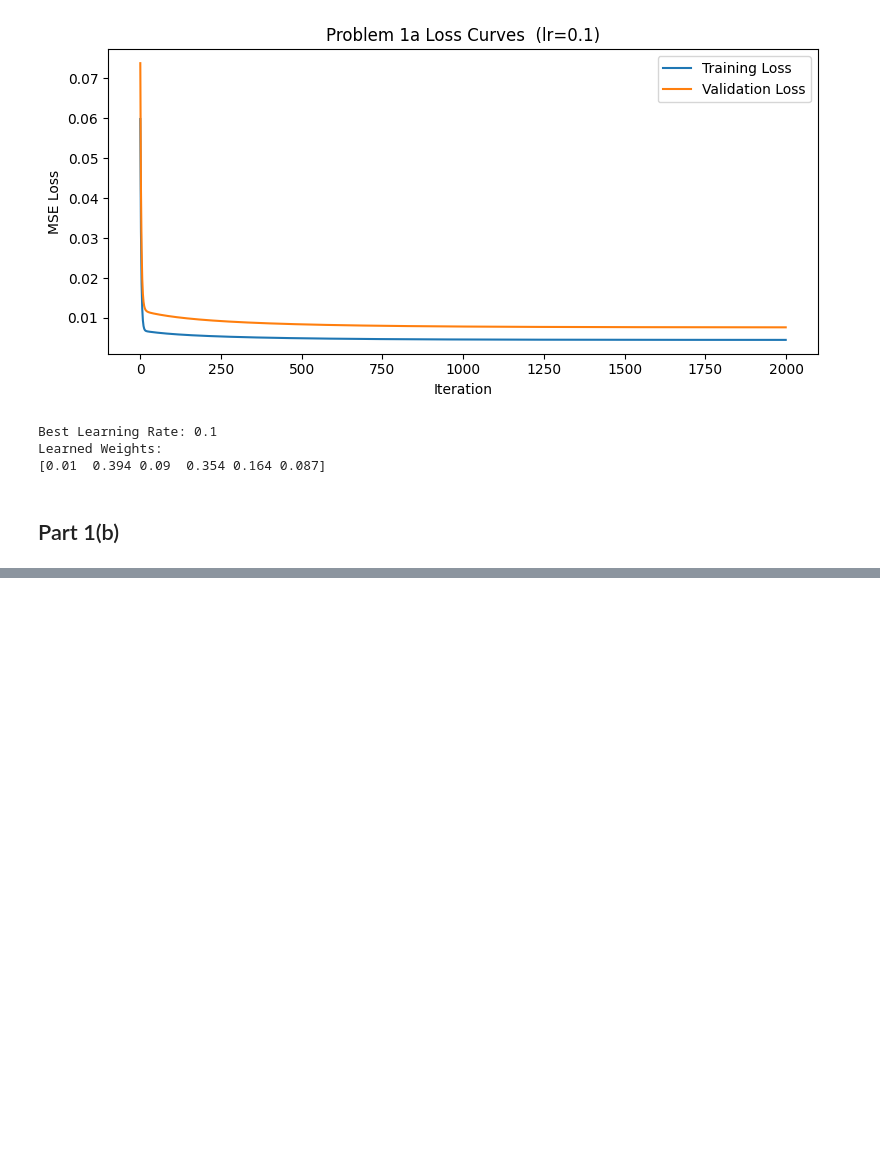
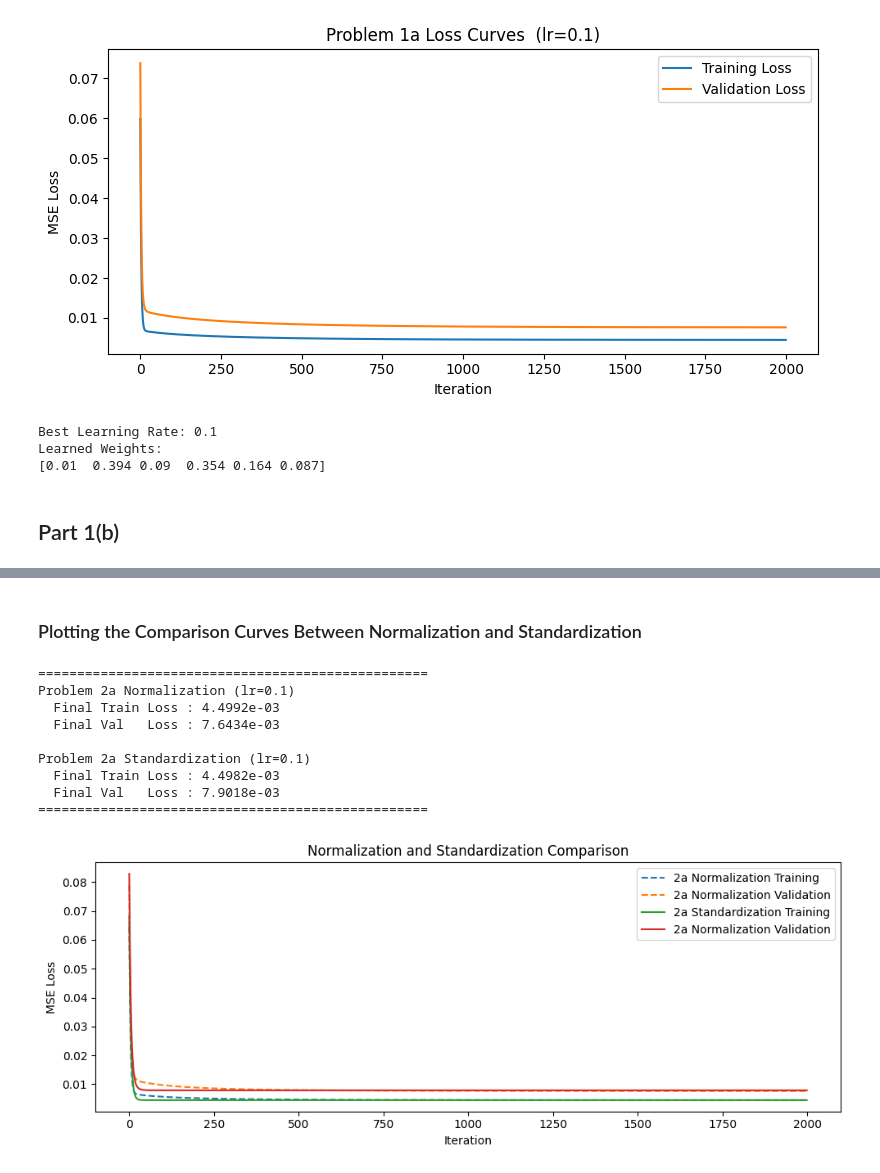
Before and after one commit to pGovm/introToML, a Jupyter notebook: hw2/hw2Sol.ipynb, the cells around one changed output, grey strips where cells are left out. Drawn from its saved outputs; the diff is of its cells as text; code cells hidden in the pictures; blank space fills up the shorter version.

```diff
--- a/hw2/hw2Sol.ipynb
+++ b/hw2/hw2Sol.ipynb
@@ -246,0 +371,36 @@ plt.show()
+# %% [markdown]
+### Plotting the Comparison Curves Between Normalization and Standardization
+# %%
+print("=" * 50)
+print(f"Problem 2a Normalization (lr={bestLR_norm_2a})")
+print(f"  Final Train Loss : {train_loss_norm_2a[-1]:.4e}")
+print(f"  Final Val   Loss : {val_loss_norm_2a[-1]:.4e}")
+print()
+print(f"Problem 2a Standardization (lr={bestLR_std_2a})")
+print(f"  Final Train Loss : {train_loss_std_2a[-1]:.4e}")
+print(f"  Final Val   Loss : {val_loss_std_2a[-1]:.4e}")
+print("=" * 50)
+
+# Side-by-side loss curves
+plt.figure(figsize=(10, 4))
+plt.plot(train_loss_norm_2a, label='2a Normalization Training', linestyle='--')
+plt.plot(val_loss_norm_2a, label='2a Normalization Validation',   linestyle='--')
+plt.plot(train_loss_std_2a, label='2a Standardization Training')
+plt.plot(val_loss_std_2a, label='2a Normalization Validation')
+plt.xlabel('Iteration')
+plt.ylabel('MSE Loss')
+plt.title('Normalization and Standardization Comparison')
+plt.legend()
+plt.tight_layout()
+plt.show()
+# %% [output]
+==================================================
+Problem 2a Normalization (lr=0.1)
+  Final Train Loss : 4.4992e-03
+  Final Val   Loss : 7.6434e-03
+
+Problem 2a Standardization (lr=0.1)
+  Final Train Loss : 4.4982e-03
+  Final Val   Loss : 7.9018e-03
+==================================================
+[figure, added]
```
Also changed, not shown: parts of 40 cells of this notebook.
